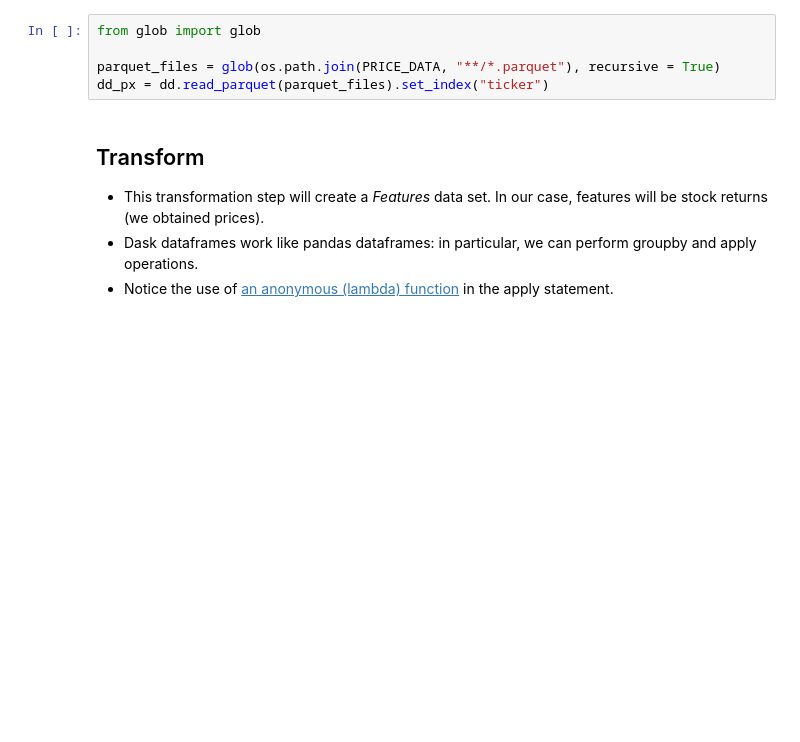
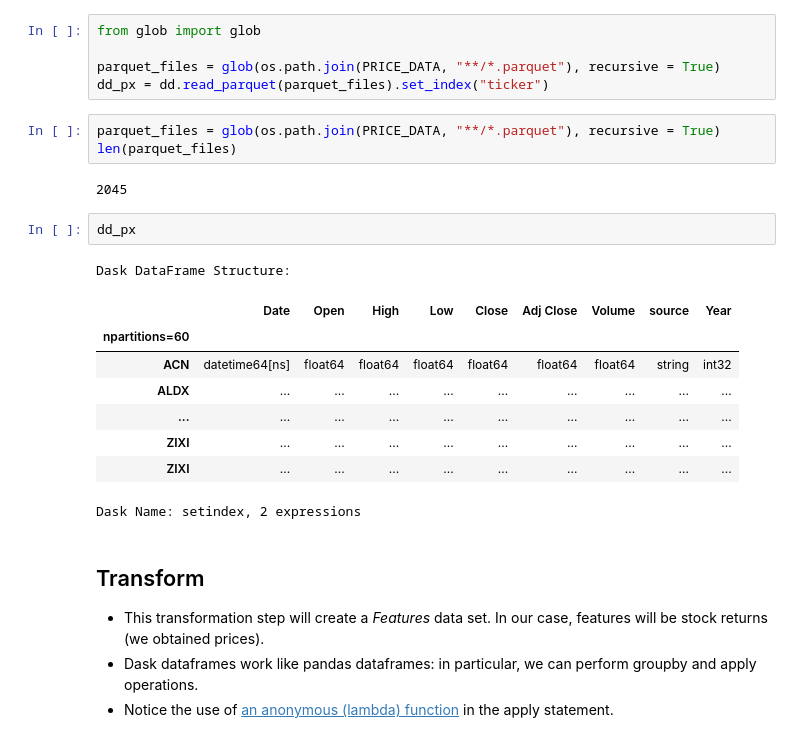
Before and after one commit to Saadkhan-188/production, a Jupyter notebook: 01_materials/labs/02_data_engineering.ipynb, the cells around one changed output. Cells and saved outputs as stored; diff of their text form; blank space fills up the shorter version.

```diff
--- a/01_materials/labs/02_data_engineering.ipynb
+++ b/01_materials/labs/02_data_engineering.ipynb
@@ -281,6 +410,23 @@ from glob import glob
 
 parquet_files = glob(os.path.join(PRICE_DATA, "**/*.parquet"), recursive = True)
 dd_px = dd.read_parquet(parquet_files).set_index("ticker")
+# %%
+parquet_files = glob(os.path.join(PRICE_DATA, "**/*.parquet"), recursive = True)
+len(parquet_files)
+# %% [output]
+2045
+# %%
+dd_px
+# %% [output]
+Dask DataFrame Structure:
+|  | Date | Open | High | Low | Close | Adj Close | Volume | source | Year |
+| npartitions=60 |  |  |  |  |  |  |  |  |  |
+| ACN | datetime64[ns] | float64 | float64 | float64 | float64 | float64 | float64 | string | int32 |
+| ALDX | ... | ... | ... | ... | ... | ... | ... | ... | ... |
+| ... | ... | ... | ... | ... | ... | ... | ... | ... | ... |
+| ZIXI | ... | ... | ... | ... | ... | ... | ... | ... | ... |
+| ZIXI | ... | ... | ... | ... | ... | ... | ... | ... | ... |
+Dask Name: setindex, 2 expressions
 # %% [markdown]
 ## Transform
 
```
Also changed, not shown: parts of 21 cells of this notebook, 2 other files.
